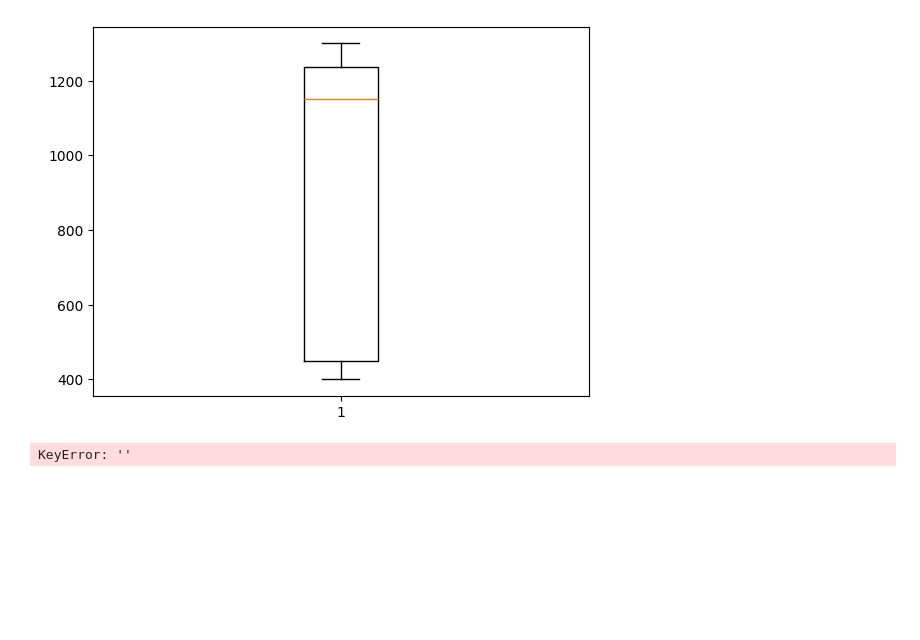
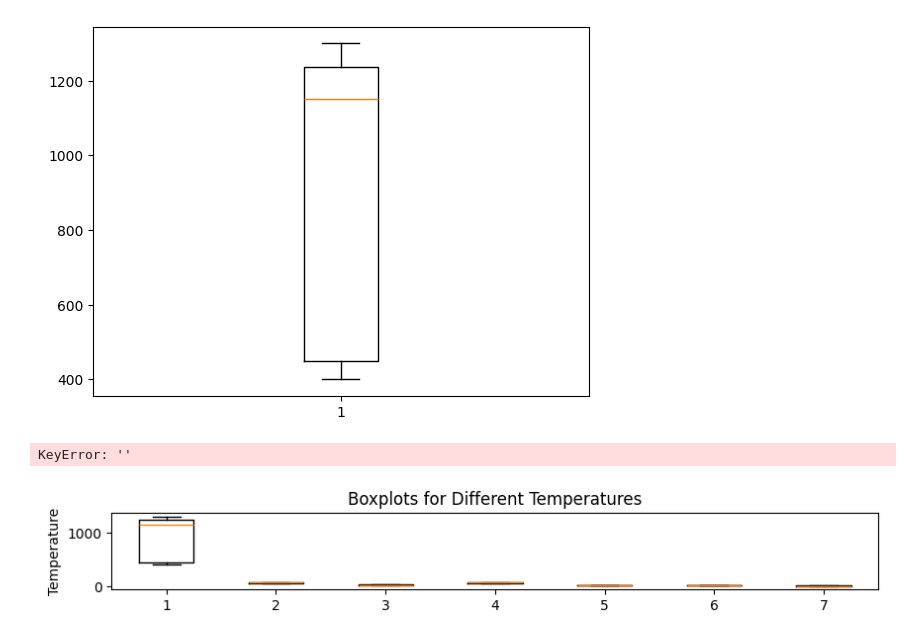
Before and after one commit to Rajendra3213/AI-ML-training, a Jupyter notebook: practical_class2.ipynb, the cells around one changed output. Cells and saved outputs as stored; diff of their text form; code cells hidden in the pictures; blank space fills up the shorter version.

```diff
--- a/practical_class2.ipynb
+++ b/practical_class2.ipynb
@@ -161,11 +161,13 @@ KeyError: ''
 plt.boxplot(data['Fertilizer'],data['Nitrogen'])
 plt.show()
 # %%
-plt.figure(figsize=(10, 6))
+plt.figure(figsize=(10, 1))
 plt.boxplot([data[column] for column in data])
 plt.title('Boxplots for Different Temperatures')
 plt.ylabel('Temperature')
 plt.show()
+# %% [output]
+[figure, added]
 # %%
 corr_matrix = data.corr()
 # %%
```
Also changed, not shown: parts of 2 cells of this notebook, 4 other files.
